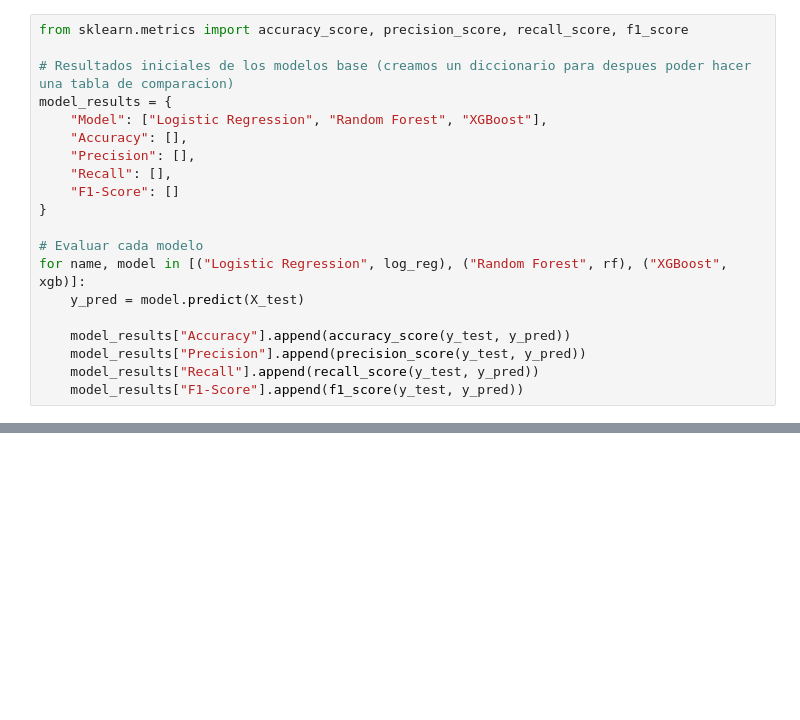
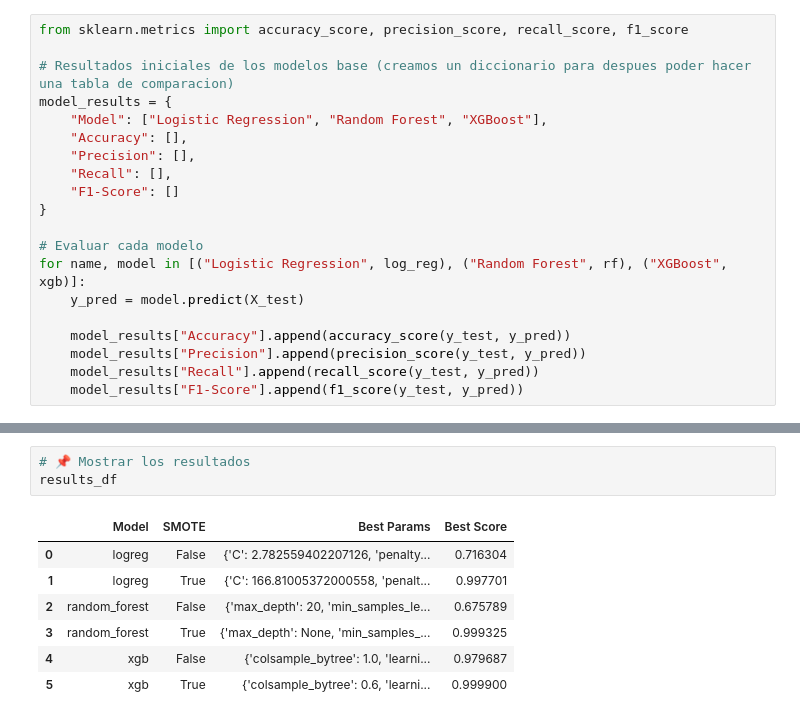
Before and after one commit to rafaneda7/Team-Challenge---Team-GPTlines, a Jupyter notebook: src/notebooks/Team-GPTlines_Pipelines_v3.ipynb, the cells around one changed output, grey strips where cells are left out. Cells and saved outputs as stored; diff of their text form; blank space fills up the shorter version.

```diff
--- a/src/notebooks/Team-GPTlines_Pipelines_v3.ipynb
+++ b/src/notebooks/Team-GPTlines_Pipelines_v3.ipynb
@@ -476,0 +673,11 @@ Test Accuracy: 0.9998010346199762
+# %%
+# 📌 Mostrar los resultados
+results_df
+# %% [output]
+|  | Model | SMOTE | Best Params | Best Score |
+| 0 | logreg | False | {'C': 2.782559402207126, 'penalty... | 0.716304 |
+| 1 | logreg | True | {'C': 166.81005372000558, 'penalt... | 0.997701 |
+| 2 | random_forest | False | {'max_depth': 20, 'min_samples_le... | 0.675789 |
+| 3 | random_forest | True | {'max_depth': None, 'min_samples_... | 0.999325 |
+| 4 | xgb | False | {'colsample_bytree': 1.0, 'learni... | 0.979687 |
+| 5 | xgb | True | {'colsample_bytree': 0.6, 'learni... | 0.999900 |
```
Also changed, not shown: parts of 26 cells of this notebook, 1 other file.
